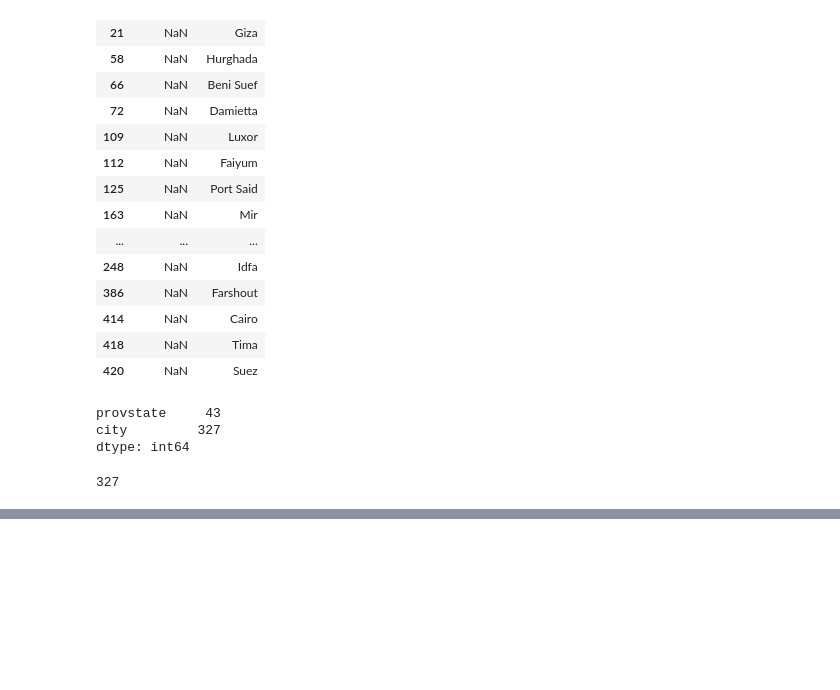
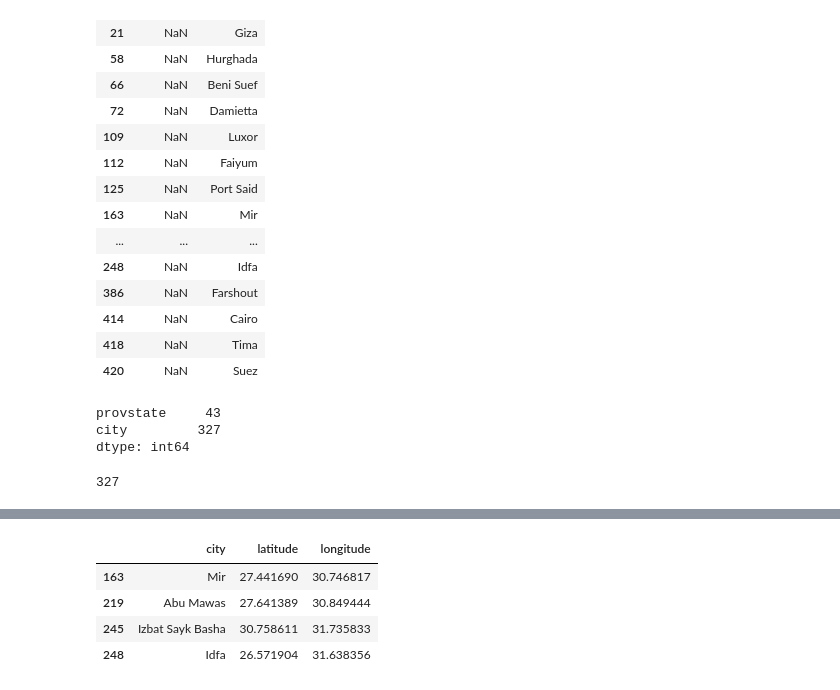
Before and after one commit to Daniel870801/Egypt_terrorism_dataset, a Jupyter notebook: Data cleaning.ipynb, the cells around one changed output, grey strips where cells are left out. Cells and saved outputs as stored; diff of their text form; code cells hidden in the pictures; blank space fills up the shorter version.

```diff
--- a/Data cleaning.ipynb
+++ b/Data cleaning.ipynb
@@ -86,3 +78,6 @@ dict_city=provcity.set_index('city').to_dict()['provstate']
 len(dict_city)
 # %% [output]
 327
+# %%
+#Now we have a dictionary {city: provstate}, we should be able to fill in the missing values in provstate
+data['provstate']=data['provstate'].fillna(data['city'].apply(lambda x: dict_city.get(x)))
@@ -88,0 +99,9 @@ len(dict_city)
+# %%
+#4 values missing now in provstate. Let's see if we can fill them in manually, or if we just drop them
+data.loc[data['provstate'].isna()==True][['city','latitude','longitude']]
+# %% [output]
+|  | city | latitude | longitude |
+| 163 | Mir | 27.441690 | 30.746817 |
+| 219 | Abu Mawas | 27.641389 | 30.849444 |
+| 245 | Izbat Sayk Basha | 30.758611 | 31.735833 |
+| 248 | Idfa | 26.571904 | 31.638356 |
```
Also changed, not shown: parts of 16 cells of this notebook.
